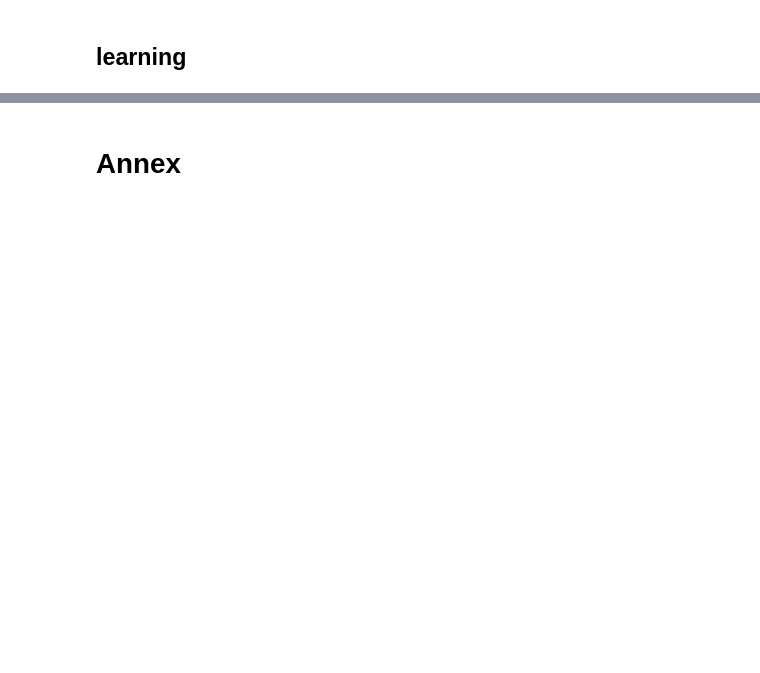
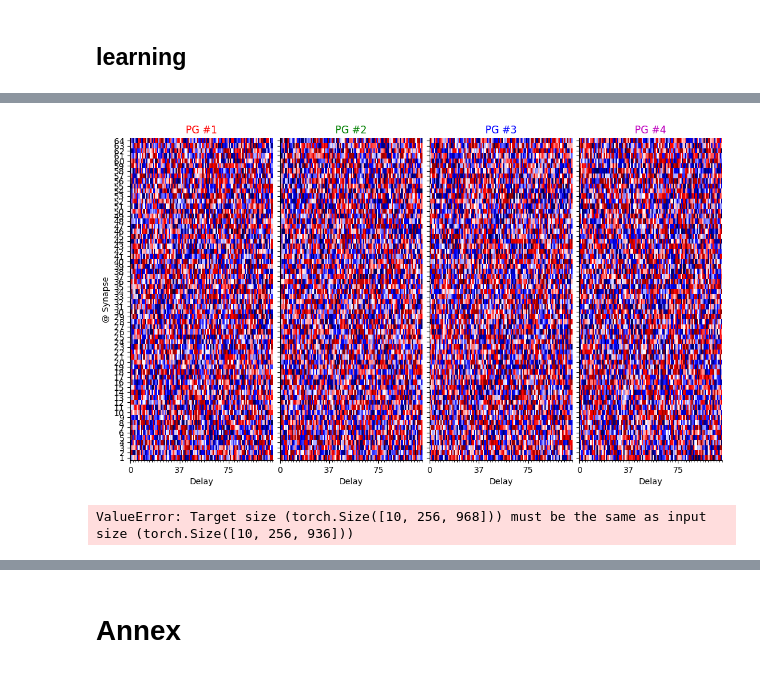
Before and after one commit to SpikeAI/TemporallyHeterogeneousConnections, a Jupyter notebook: dev/2022-11-22_ABCD.ipynb, the cells around one changed output, grey strips where cells are left out. Saved outputs shown, nothing was run; the diff lists cells and outputs as text; code cells hidden in the pictures; blank space fills up the shorter version.

Commit message:
Update 2022-11-22_ABCD.ipynb
learning

```diff
--- a/dev/2022-11-22_ABCD.ipynb
+++ b/dev/2022-11-22_ABCD.ipynb
@@ -544,5 +540,5 @@ env_fig1.opt.N_pre, a.shape, b.shape
 # %%
-a = env_fig1.draw_a(b, PG, seed=seed+2)
+a = env_fig1.draw_a(b, PG)
 # %%
 for suff in ['_k', '']:
     fig, ax = env_fig1.plot_a(a, b, PG, colors=colors if suff=='' else ['k'], figsize=figsize, subplotpars=subplotpars_fig1, yticks=env_fig1.opt.N_pre)
@@ -835,3 +809,3 @@ torch.Size([256, 35, 107])
 # %%
-model = learn_model(env, PG_start, PG_true)
+model = learn_model(env, PG_start, PG_true, do_supervised=True)
 # %% [output]
@@ -839,2 +821,14 @@ ValueError: Target size (torch.Size([10, 256, 968])) must be the same as input s
+# %%
+subplotpars_learn = matplotlib.figure.SubplotParams(left=0.125, right=.95, bottom=0.25, top=.975, wspace=0.05, hspace=0.05,)
+fig, axs = env.plot_PG(model.convT.weight.detach().numpy(), colors=colors, N_PG_show=4, subplotpars=subplotpars_learn)
+# fig.text(0.03, 0.95,'(b)', horizontalalignment='center', verticalalignment='center', weight='bold')
+# if not figpath is  None: printfig(fig, 'figure_1b.pdf')
+plt.show()
+# %% [output]
+[figure, added]
+# %%
+model = learn_model(env, PG_start, PG_true, do_supervised=False)
+# %% [output]
+ValueError: Target size (torch.Size([10, 256, 968])) must be the same as input size (torch.Size([10, 256, 936]))
 # %%
 model.convT.weight
```
Also changed, not shown: parts of 28 cells of this notebook.
